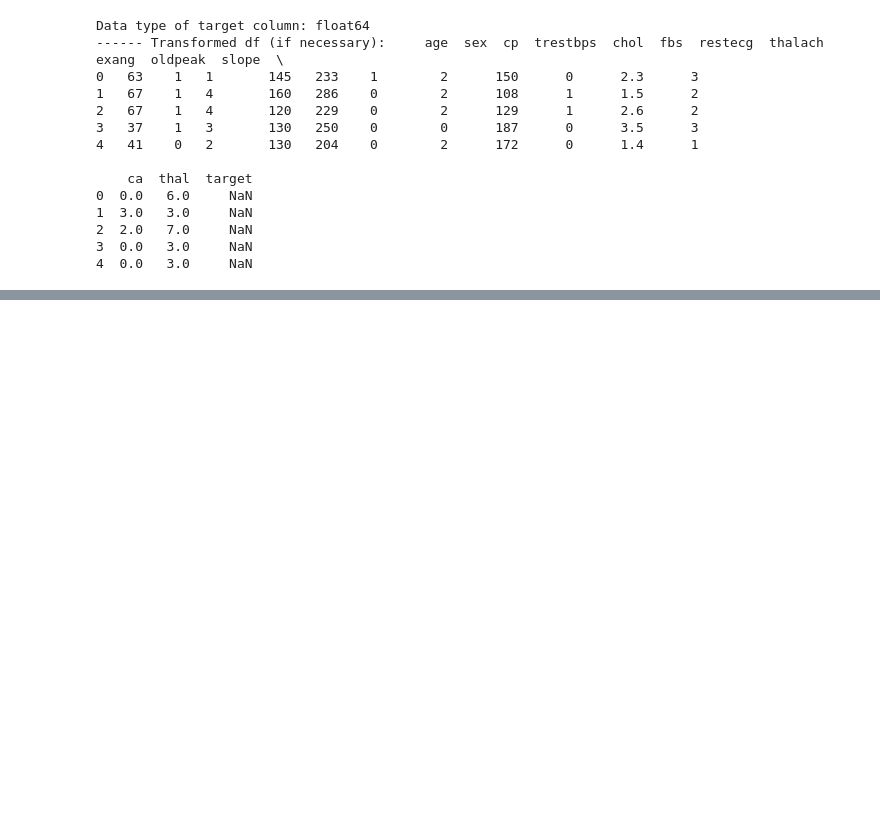
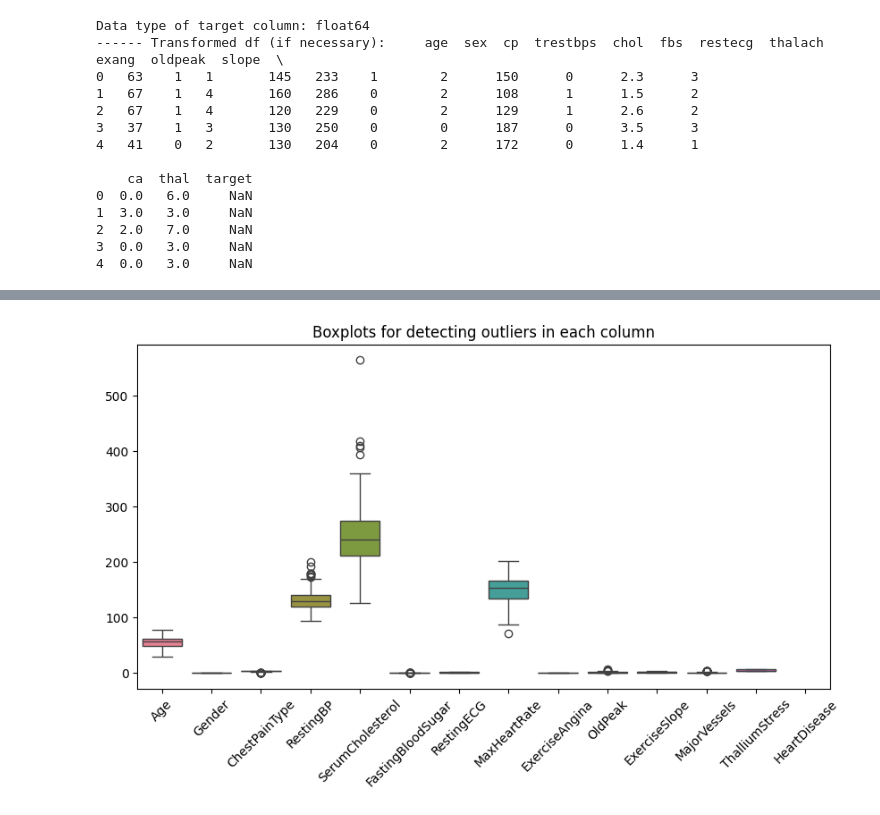
Before and after one commit to Brynlai/DataScienceHeartDiseaseAssignment, a Jupyter notebook: DataScienceAssignment.ipynb, the cells around one changed output, grey strips where cells are left out. Cells and saved outputs as stored; diff of their text form; code cells hidden in the pictures; blank space fills up the shorter version.

Commit message:
Cleaned the data

```diff
--- a/DataScienceAssignment.ipynb
+++ b/DataScienceAssignment.ipynb
@@ -161,0 +171,12 @@ max                7.000000                      NaN
+# %%
+# DATA CLEANING : Dealing with duplicate observation
+# Check for any duplicate observation
+duplicate_rows = df.duplicated()
+print("Number of duplicate rows before:", duplicate_rows.sum())
+
+# Remove duplicate rows
+df = df.drop_duplicates()
+
+# Check for duplicate rows again
+duplicate_rows = df.duplicated()
+print("Number of duplicate rows after:", duplicate_rows.sum())
@@ -161,0 +210,10 @@ max                7.000000                      NaN
+# %%
+# DATA CLEANING : Handling missing values
+# Replace missing values with the median of each column
+df = df.fillna(df.median())
+
+# Check if there are any missing values left
+missing_values_after = df.isnull().sum()
+
+print("Missing values after replacing with medians:")
+print(missing_values_after)
@@ -161,0 +266,10 @@ max                7.000000                      NaN
+# %%
+# DATA CLEANING : dealing with outliers
+# Visualize outliers with boxplots
+plt.figure(figsize=(10, 5))
+sns.boxplot(data=df)
+plt.xticks(rotation=45)
+plt.title('Boxplots for detecting outliers in each column')
+plt.show()
+# %% [output]
+[figure, added]
```
Also changed, not shown: parts of 11 cells of this notebook.
